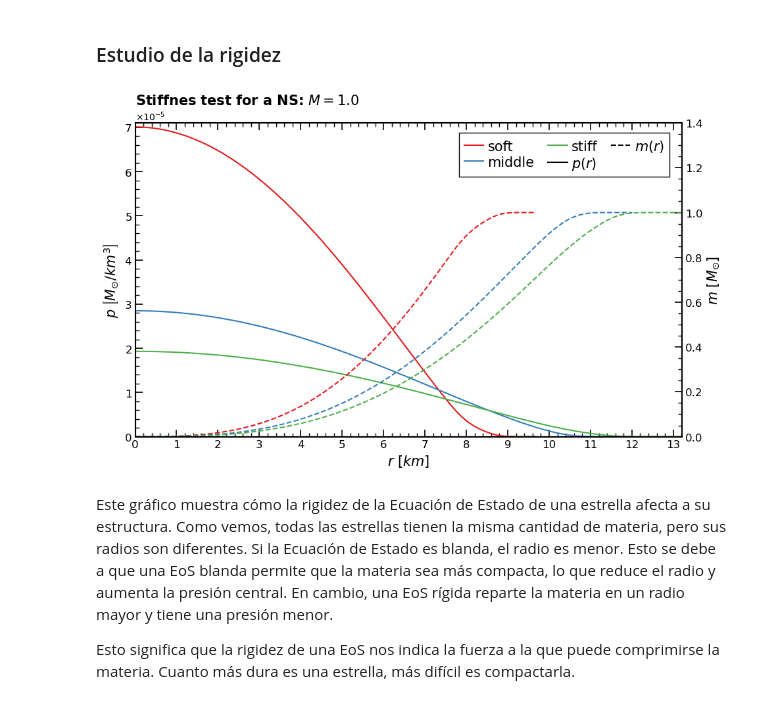
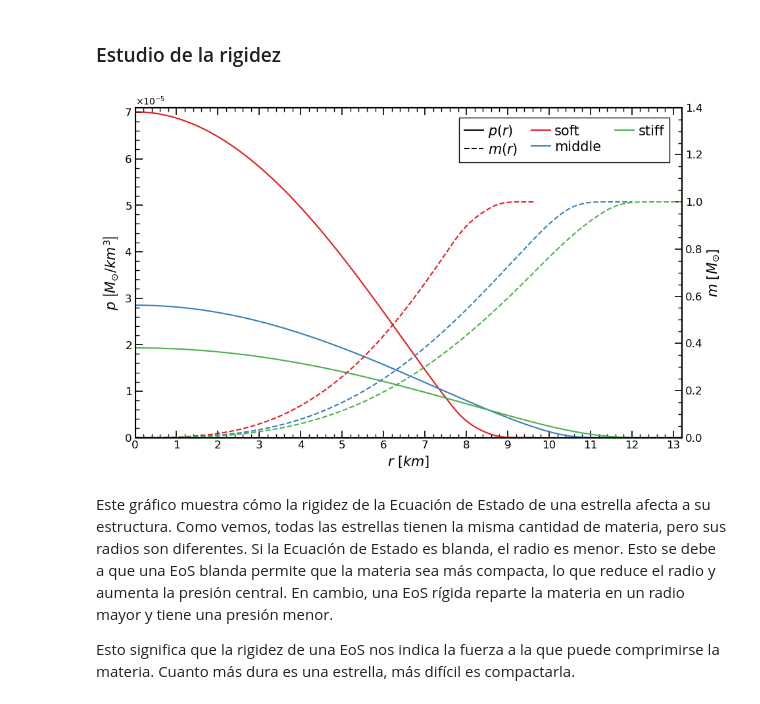
Before and after one commit to Diego-gt-phys/TFG, a Jupyter notebook: DANTE_Figures.ipynb, the cells around one changed output. Drawn from its saved outputs; the diff is of its cells as text; code cells hidden in the pictures.

```diff
--- a/DANTE_Figures.ipynb
+++ b/DANTE_Figures.ipynb
@@ -1069,39 +1124,40 @@ ax2.minorticks_on()
 if True == True:
     ax1.set_xticks(np.arange(0, 13.21, 1))
     #ax1.set_xticks(np.arange(0, 9.6, 0.2), minor=True)
     ax1.set_yticks(np.arange(0, 7.1e-5, 1e-5))
     #ax1.set_yticks(np.arange(0, 1.31e-4, 0.025e-4), minor=True)
     ax2.set_yticks(np.arange(0, 1.41, 0.2))
     #ax2.set_yticks(np.arange(0, 1.01, 0.02), minor=True)
 
 # Set thicker axes
 for ax in [ax1, ax2]:
     ax.spines['top'].set_linewidth(1.5)
     ax.spines['right'].set_linewidth(1.5)
     ax.spines['bottom'].set_linewidth(1.5)
     ax.spines['left'].set_linewidth(1.5)
     ax.spines['top'].set_color('k')
     ax.spines['right'].set_color('k')
     ax.spines['bottom'].set_color('k')
     ax.spines['left'].set_color('k')
 
 # Add a legend
-Handles_list = [mlines.Line2D([], [], color=colors[0], linestyle='-', label=r"soft"),
+Handles_list = [mlines.Line2D([], [], color='k', linestyle='-', label=r"$p(r)$"),
+mlines.Line2D([], [], color='k', linestyle='--', label=r"$m(r)$"),
+mlines.Line2D([], [], color=colors[0], linestyle='-', label=r"soft"),
 mlines.Line2D([], [], color=colors[1], linestyle='-', label=r"middle"),
-mlines.Line2D([], [], color=colors[2], linestyle='-', label=r"stiff"),
-mlines.Line2D([], [], color='k', linestyle='-', label=r"$p(r)$"),
-mlines.Line2D([], [], color='k', linestyle='--', label=r"$m(r)$")]
+mlines.Line2D([], [], color=colors[2], linestyle='-', label=r"stiff")
+]
 ax1.legend(handles=Handles_list, loc = "upper right", bbox_to_anchor=(0.99, 0.99), fontsize=15, frameon=True, fancybox=False, ncol = 3, edgecolor="black", framealpha=1, labelspacing=0.2, handletextpad=0.3, handlelength=1.4, columnspacing=1)
 
 
 # Save Fig as pdf
-plt.title(rf'Stiffnes test for a NS: $M={p1_v}$', loc='left', fontsize=15, fontweight='bold')
+#plt.title(rf'Stiffnes test for a NS: $M={p1_v}$', loc='left', fontsize=15, fontweight='bold')
 plt.tight_layout()
 plt.savefig(f"figures\stiffness_test_NS_{p1_c}_{p1_v}.pdf", format="pdf", bbox_inches="tight")
 
 plt.show()
 # %% [output]
-[figure, old version]
+[figure, new version]
 # %% [markdown]
 Este gráfico muestra cómo la rigidez de la Ecuación de Estado de una estrella afecta a su estructura. Como vemos, todas las estrellas tienen la misma cantidad de materia, pero sus radios son diferentes. Si la Ecuación de Estado es blanda, el radio es menor. Esto se debe a que una EoS blanda permite que la materia sea más compacta, lo que reduce el radio y aumenta la presión central. En cambio, una EoS rígida reparte la materia en un radio mayor y tiene una presión menor.
 
```
Also changed, not shown: parts of 4 cells of this notebook, 13 other files.
